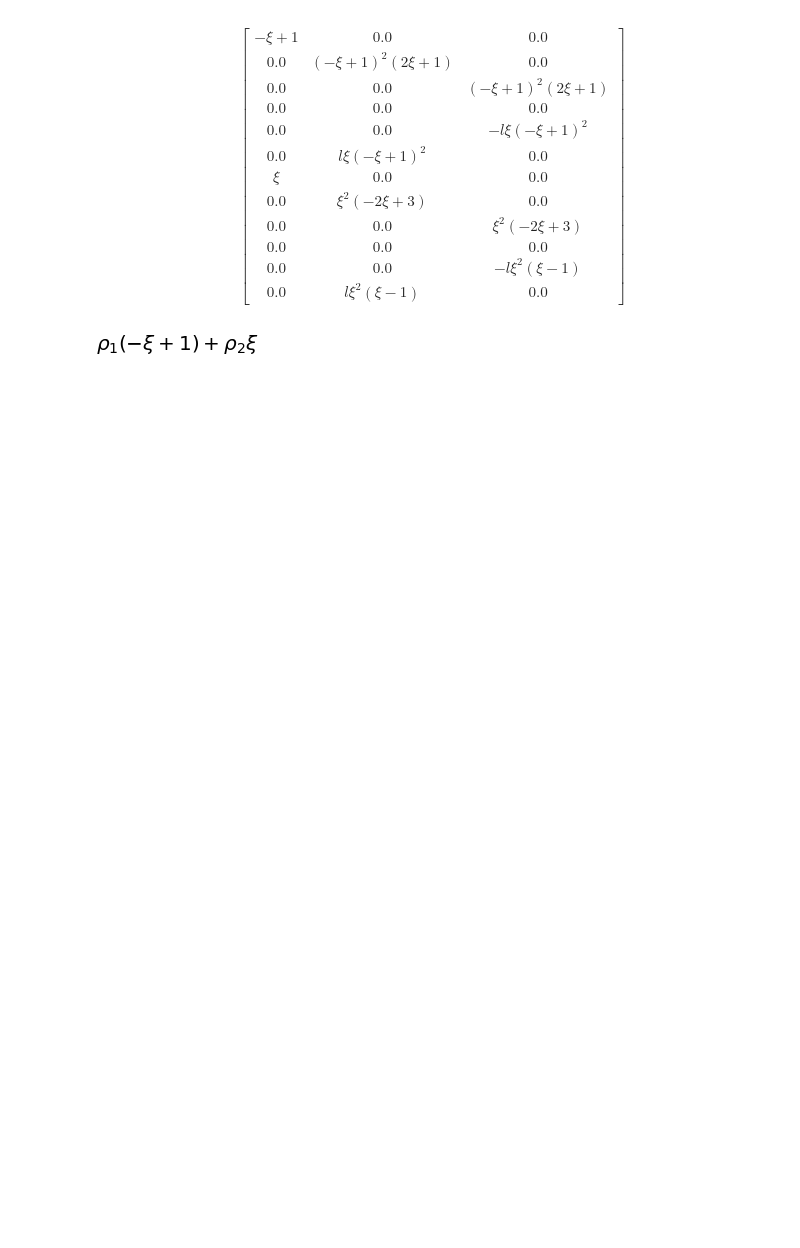
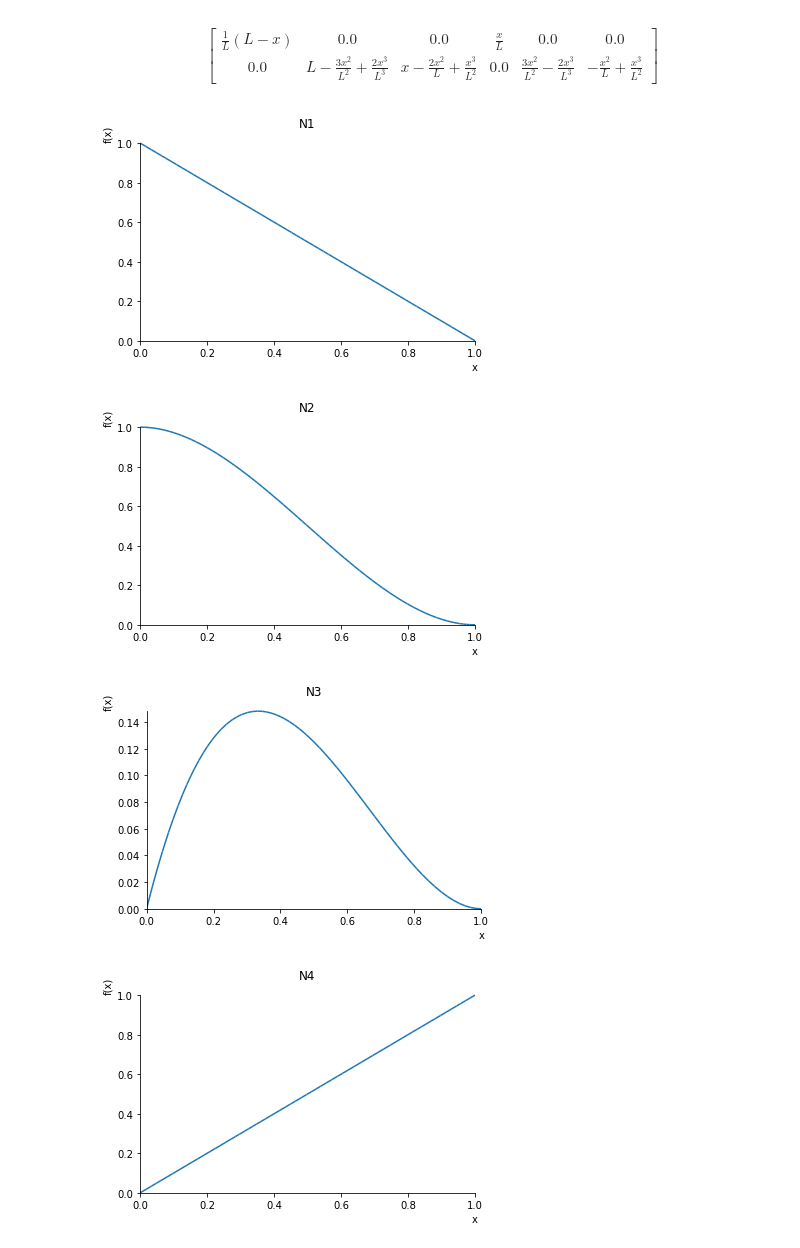
Before and after one commit to jkbgbr/BeamFE2, a Jupyter notebook: Modell/geomstiffnes.ipynb, the cells around one changed output. Cells and saved outputs as stored; diff of their text form; code cells hidden in the pictures; blank space fills up the shorter version.

Commit message:
jupyter notebook for the geometrical stiffness matrix. still no success.

```diff
--- a/Modell/geomstiffnes.ipynb
+++ b/Modell/geomstiffnes.ipynb
@@ -26,10 +8,31 @@ S[3, 9 ] =  xi
-# %%
-S[:3, :].T
-# %% [output]
-$$\left[\begin{matrix}- \xi + 1 & 0.0 & 0.0\\0.0 & \left(- \xi + 1\right)^{2} \left(2 \xi + 1\right) & 0.0\\0.0 & 0.0 & \left(- \xi + 1\right)^{2} \left(2 \xi + 1\right)\\0.0 & 0.0 & 0.0\\0.0 & 0.0 & - l \xi \left(- \xi + 1\right)^{2}\\0.0 & l \xi \left(- \xi + 1\right)^{2} & 0.0\\\xi & 0.0 & 0.0\\0.0 & \xi^{2} \left(- 2 \xi + 3\right) & 0.0\\0.0 & 0.0 & \xi^{2} \left(- 2 \xi + 3\right)\\0.0 & 0.0 & 0.0\\0.0 & 0.0 & - l \xi^{2} \left(\xi - 1\right)\\0.0 & l \xi^{2} \left(\xi - 1\right) & 0.0\end{matrix}\right]$$
-# %%
-rho1, rho2 = symbols('rho_1, rho_2')
-rho = (1 - xi)*rho1 + xi*rho2
-rho
-# %% [output]
-[figure, removed]
+# %%
+x, L, rho, E, I= symbols('x, L, rho, E, I')
+
+# Shape functions
+S = Matrix(np.zeros((2, 6)))
+N1 = (L-x)/L
+N2 = L - (3 * (x ** 2) / (L ** 2)) + (2 * (x ** 3) / (L ** 3))
+N3 = x - (2 * (x ** 2) / L) + (x ** 3) / (L ** 2)
+N4 = x / L
+N5 = (3 * (x ** 2) / (L ** 2)) - (2 * (x ** 3) / (L ** 3))
+N6 = - (x ** 2) / L + (x ** 3) / (L ** 2)
+
+S[0,0] = N1
+S[1,1] = N2
+S[1,2] = N3
+S[0,3] = N4
+S[1,4] = N5
+S[1,5] = N6
+
+S
+# %% [output]
+$$\left[\begin{matrix}\frac{1}{L} \left(L - x\right) & 0.0 & 0.0 & \frac{x}{L} & 0.0 & 0.0\\0.0 & L - \frac{3 x^{2}}{L^{2}} + \frac{2 x^{3}}{L^{3}} & x - \frac{2 x^{2}}{L} + \frac{x^{3}}{L^{2}} & 0.0 & \frac{3 x^{2}}{L^{2}} - \frac{2 x^{3}}{L^{3}} & - \frac{x^{2}}{L} + \frac{x^{3}}{L^{2}}\end{matrix}\right]$$
+# %%
+titles = ['N1', 'N2', 'N3', 'N4', 'N5', 'N6']
+for i in range(6):
+    sympy.plot(*[xx.subs(L, 1) for xx in S[:,i] if xx != 0], (x, 0, 1), title=titles[i])
+# %% [output]
+[figure, added]
+[figure, added]
+[figure, added]
+[figure, added]
```
Also changed, not shown: parts of 6 cells of this notebook, 3 other files.
